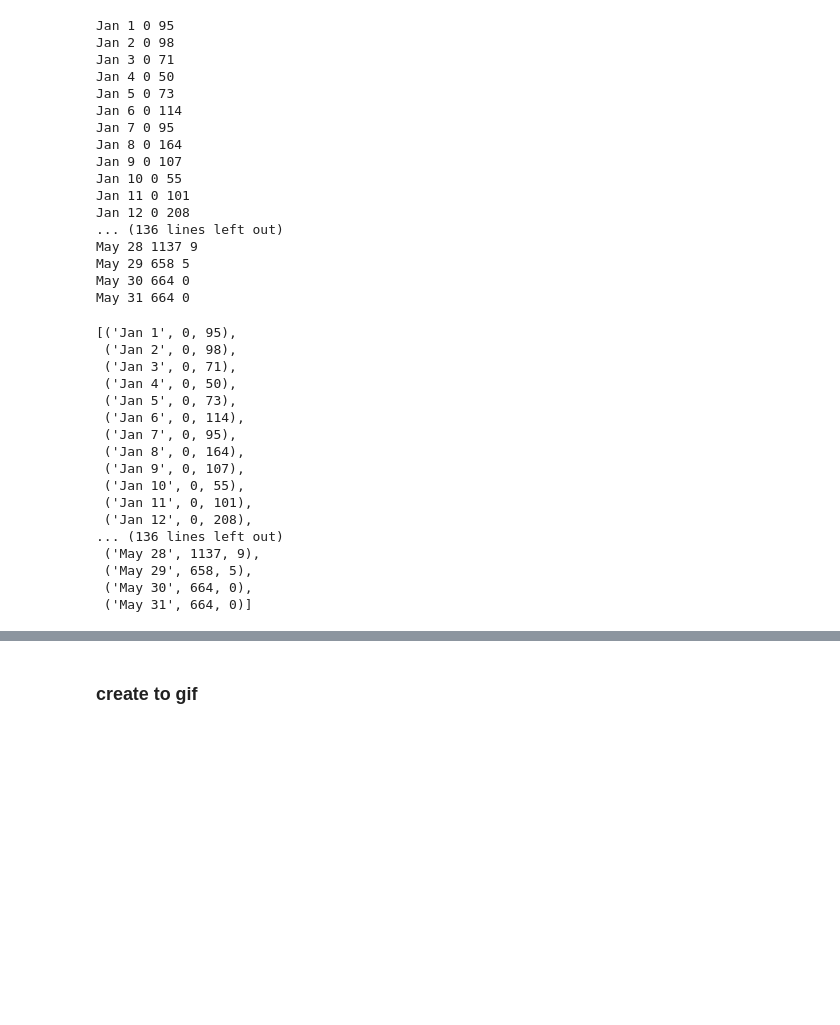
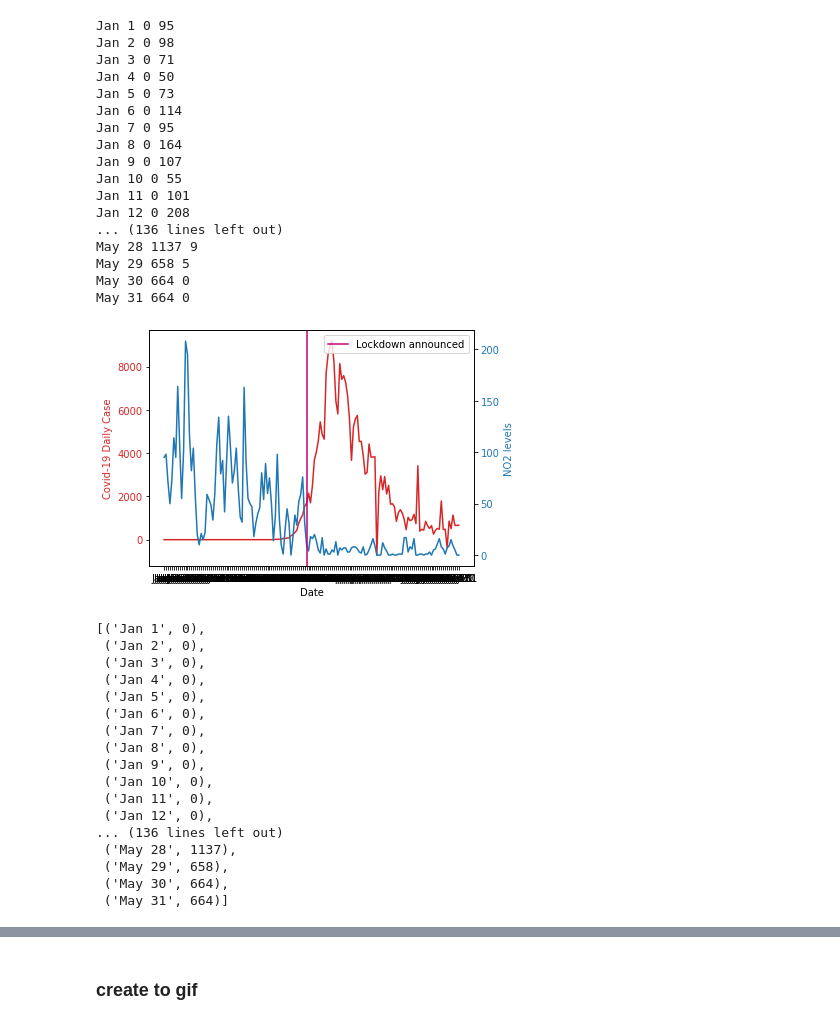
Before and after one commit to CodLiver/spaceapps-covid19-backend, a Jupyter notebook: processorNb.ipynb, the cells around one changed output, grey strips where cells are left out. Drawn from its saved outputs; the diff is of its cells as text; code cells hidden in the pictures; blank space fills up the shorter version.

```diff
--- a/processorNb.ipynb
+++ b/processorNb.ipynb
@@ -90,36 +89,69 @@ May 31 664 0
 # %%
 # compiletime
 zippy=[]
+zippy1=[]
+
+t=[]
+c=[]
+n=[]
 
 # compileDict={"date":[],"covid":[],"NO2":[]}
 for each in compiletime:
-    zippy.append((each[0],int(each[1]),each[2]))
+    zippy.append((each[0],int(each[1])))
+    zippy1.append((each[0],each[2]))
+    t.append(each[0])
+    c.append(int(each[1]))
+    n.append(each[2])
 #     compileDict["date"].append(each[0])
 #     compileDict["covid"].append(each[1])
 #     compileDict["NO2"].append(each[2])
 
 # compileDf=pd.DataFrame.from_dict(compileDict, orient='index').T
+# %%
+fig, ax1 = plt.subplots()
+
+color = 'tab:red'
+ax1.set_xlabel('Date')
+ax1.set_ylabel('Covid-19 Daily Case', color=color)
+ax1.plot(t, c, color=color)
+ax1.tick_params(axis='y', labelcolor=color)
+
+ax2 = ax1.twinx()  # instantiate a second axes that shares the same x-axis
+
+color = 'tab:blue'
+ax2.set_ylabel('NO2 levels', color=color)  # we already handled the x-label with ax1
+ax2.plot(t, n, color=color)
+ax2.tick_params(axis='y', labelcolor=color)
+
+plt.axvline("Mar 14", 0, 1, label='Lockdown announced',color="xkcd:magenta")
+plt.legend()
+
+fig.tight_layout()  # otherwise the right y-label is slightly clipped
+plt.figsize=(300,150)
+plt.show()
+# %% [output]
+[figure, added]
 # %%
 # compileDf
 zippy
 # %% [output]
-[('Jan 1', 0, 95),
- ('Jan 2', 0, 98),
- ('Jan 3', 0, 71),
- ('Jan 4', 0, 50),
- ('Jan 5', 0, 73),
- ('Jan 6', 0, 114),
- ('Jan 7', 0, 95),
- ('Jan 8', 0, 164),
- ('Jan 9', 0, 107),
- ('Jan 10', 0, 55),
- ('Jan 11', 0, 101),
- ('Jan 12', 0, 208),
+[('Jan 1', 0),
+ ('Jan 2', 0),
+ ('Jan 3', 0),
+ ('Jan 4', 0),
+ ('Jan 5', 0),
+ ('Jan 6', 0),
+ ('Jan 7', 0),
+ ('Jan 8', 0),
+ ('Jan 9', 0),
+ ('Jan 10', 0),
+ ('Jan 11', 0),
+ ('Jan 12', 0),
 ... (136 lines left out)
- ('May 28', 1137, 9),
- ('May 29', 658, 5),
- ('May 30', 664, 0),
- ('May 31', 664, 0)]
+ ('May 28', 1137),
+ ('May 29', 658),
+ ('May 30', 664),
+ ('May 31', 664)]
 # %%
 # hvplot.show(hv.Bars(
 #     compileDf["date"],compileDf["covid"]
```
Also changed, not shown: parts of 3 cells of this notebook, 1 other file.
